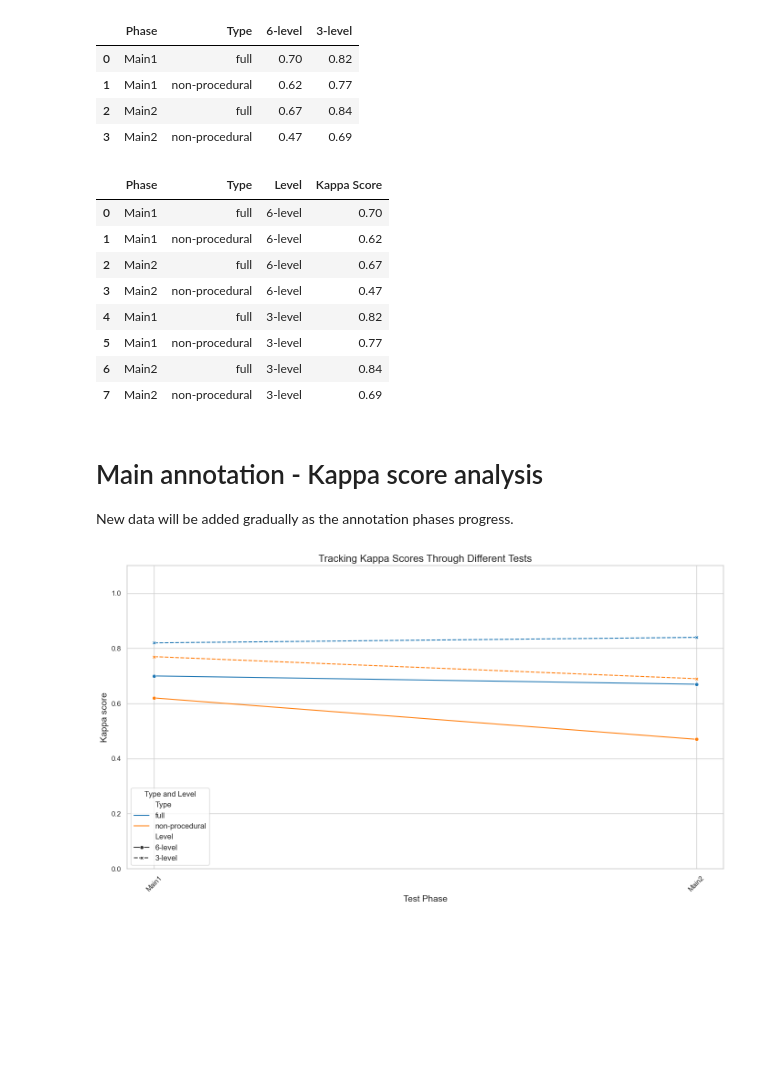
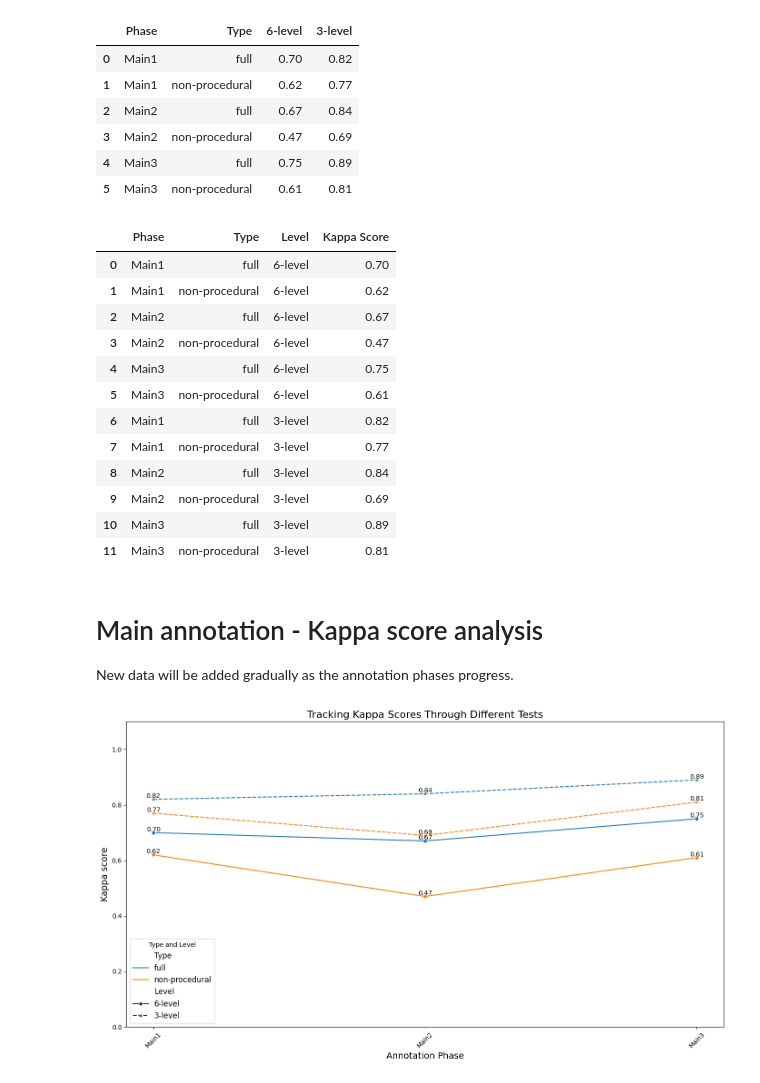
Before and after one commit to katjameden/ParlaMint_Sentiment, a Jupyter notebook: Annotation_Main/Main_Analysis.ipynb, the cells around one changed output. Saved outputs shown, nothing was run; the diff lists cells and outputs as text; code cells hidden in the pictures; blank space fills up the shorter version.

Commit message:
Main 3 annotation and analysis

```diff
--- a/Annotation_Main/Main_Analysis.ipynb
+++ b/Annotation_Main/Main_Analysis.ipynb
@@ -4,11 +4,11 @@ import pandas as pd
 # %%
 main1 = pd.read_csv("Kappa_scores_Main1.csv", delimiter=",", encoding="utf-8")
 main2 = pd.read_csv("Kappa_scores_Main2.csv", delimiter=",", encoding="utf-8")
-#main3 = pd.read_csv("Kappa_scores_Main3.csv", delimiter=",", encoding="utf-8")
+main3 = pd.read_csv("Kappa_scores_Main3.csv", delimiter=",", encoding="utf-8")
 #main4 = pd.read_csv("Kappa_scores_Main4.csv", delimiter=",", encoding="utf-8")
 #main5 = pd.read_csv("Kappa_scores_Main5.csv", delimiter=",", encoding="utf-8")
 # %%
-main = pd.concat([main1, main2], ignore_index=True)
+main = pd.concat([main1, main2, main3], ignore_index=True)
 main.to_csv("Main.csv")
 main
 # %% [output]
@@ -17,6 +17,8 @@ main
 | 1 | Main1 | non-procedural | 0.62 | 0.77 |
 | 2 | Main2 | full | 0.67 | 0.84 |
 | 3 | Main2 | non-procedural | 0.47 | 0.69 |
+| 4 | Main3 | full | 0.75 | 0.89 |
+| 5 | Main3 | non-procedural | 0.61 | 0.81 |
 # %%
 data = pd.melt(main,
                id_vars=['Phase', 'Type'],
@@ -32,10 +34,14 @@ data
 | 1 | Main1 | non-procedural | 6-level | 0.62 |
 | 2 | Main2 | full | 6-level | 0.67 |
 | 3 | Main2 | non-procedural | 6-level | 0.47 |
-| 4 | Main1 | full | 3-level | 0.82 |
-| 5 | Main1 | non-procedural | 3-level | 0.77 |
-| 6 | Main2 | full | 3-level | 0.84 |
-| 7 | Main2 | non-procedural | 3-level | 0.69 |
+| 4 | Main3 | full | 6-level | 0.75 |
+| 5 | Main3 | non-procedural | 6-level | 0.61 |
+| 6 | Main1 | full | 3-level | 0.82 |
+| 7 | Main1 | non-procedural | 3-level | 0.77 |
+| 8 | Main2 | full | 3-level | 0.84 |
+| 9 | Main2 | non-procedural | 3-level | 0.69 |
+| 10 | Main3 | full | 3-level | 0.89 |
+| 11 | Main3 | non-procedural | 3-level | 0.81 |
 # %% [markdown]
 # Main annotation - Kappa score analysis
 
@@ -45,15 +51,21 @@ import matplotlib.pyplot as plt
 import seaborn as sns
 # %%
 plt.figure(figsize=(14,8))
-sns.lineplot(data=data, x='Phase', y='Kappa Score', hue='Type', style='Level', markers=True, palette='tab10')
+line_plot=sns.lineplot(data=data, x='Phase', y='Kappa Score', hue='Type', style='Level', markers=True, palette='tab10')
 
 plt.title('Tracking Kappa Scores Through Different Tests', fontsize=16)
-plt.xlabel('Test Phase', fontsize=14)
+plt.xlabel('Annotation Phase', fontsize=14)
 plt.ylabel('Kappa score', fontsize=14)
 plt.legend(title='Type and Level', fontsize=12)
 plt.xticks(rotation=45)
 plt.ylim(0, 1.1)
+
+for line in line_plot.lines:
+    for x_data, y_data in zip(line.get_xdata(), line.get_ydata()):
+        plt.text(x_data, y_data, f'{y_data:.2f}', fontsize=10, ha='center', va='bottom')
+
+
 plt.tight_layout()
 plt.show()
 # %% [output]
-[figure, old version]
+[figure, new version]
```
Also changed, not shown: 10 other files.
